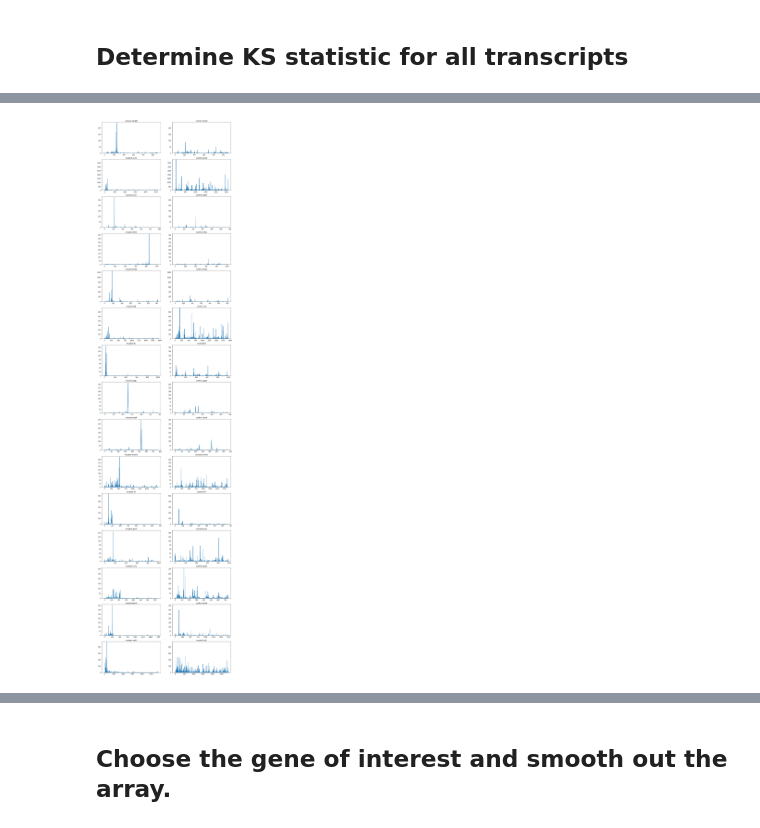
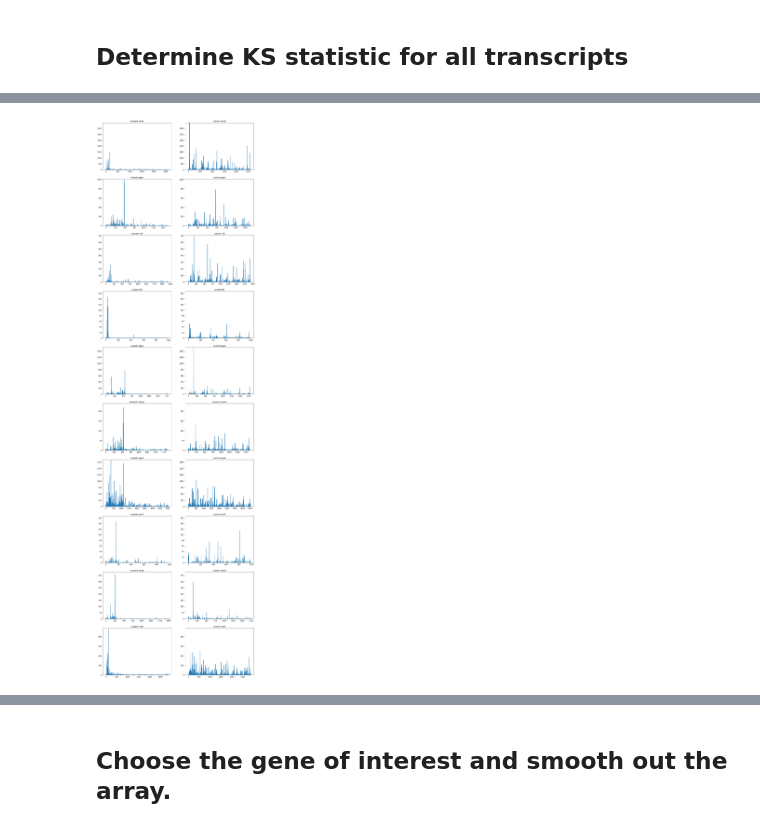
Before and after one commit to Raif-fl/Fall_2021_Work_journal, a Jupyter notebook: KS_stat/KS_like.ipynb, the cells around one changed output, grey strips where cells are left out. Drawn from its saved outputs; the diff is of its cells as text; code cells hidden in the pictures.

```diff
--- a/KS_stat/KS_like.ipynb
+++ b/KS_stat/KS_like.ipynb
@@ -71,20 +72,24 @@ if pre_load == True:
             smoothed_vec_m, cumul_m = kat.get_smoothed_vector(position, tr_m+0.00000000001)
             smoothed_vec_c, cumul_c = kat.get_smoothed_vector(position, tr_c+0.00000000001)
             ks = max(abs(cumul_m - cumul_c))
+            n = len(tr_m)
+            m = len(tr_c)
+            en = (n*m)/(n+m)
+            p = kstwo.sf(ks,np.round(en))
             ks_list.append(ks)
-            #p_list.append(p)
+            p_list.append(p)
             gene_list.append(transcript.attr["gene_name"])
             tr_id.append(transcript.get_name())
 
 
     # Calculate the -10 log of the P values in order to visualize the smallest values.
-    #log_p = []
-    #for p in p_list:
-    #    if p != 0:
-    #        log_p.append(math.log(p, 0.1))
-    #    else:
-    #        log_p.append(200)
+    log_p = []
+    for p in p_list:
+        if p != 0:
+            log_p.append(math.log(p, 0.1))
+        else:
+            log_p.append(200)
 
     # reorganizing the lists into a dataframe.
-    df = pd.DataFrame(list(zip(p_list, log_p, ks_list, gene_list, tr_id)))
-    df.columns = ["ks_stat", "gene_ID","transcript_ID"]
+    df = pd.DataFrame(list(zip(gene_list, tr_id, ks_list, p_list, log_p)))
+    df.columns = ["gene_ID","transcript_ID", "ks_stat", "p_value", "-10logp"]
@@ -100,3 +120,3 @@ if pre_load == True:
 # %%
-# print out all of the genes with P-values below a certain threshold.
-diff_dist = list(zip(df["transcript_ID"][df['ks_stat'] > 0.4],df["gene_ID"][df['ks_stat'] > 0.4]))
+# find all of the genes with P-values below a certain threshold.
+diff_dist = list(zip(df["transcript_ID"][df['-10logp'] > 90],df["gene_ID"][df['-10logp'] > 90]))
@@ -109,14 +142,14 @@ def big_dif(diff_dist, transcripts, data_mutant, data_control, figsize = (16,50)
             maxi = max([max(my_vec_mutant), max(my_vec_control)])
 
             axi[0].plot(my_vec_mutant)
-            axi[0].set_ylim([0,maxi+5])
+            axi[0].set_ylim([0,maxi+20])
             axi[0].set_title("mutant " + gi[1], fontsize = fontsize)
             axi[1].plot(my_vec_control)
-            axi[1].set_ylim([0,maxi+5])
+            axi[1].set_ylim([0,maxi+20])
             axi[1].set_title("control " + gi[1], fontsize = fontsize)
 
     return ax
 # %%
-ax = big_dif(diff_dist, transcripts, data_mutant, data_control, figsize = (16,70), fontsize = 12)
+ax = big_dif(diff_dist, transcripts, data_mutant, data_control, figsize = (16,60), fontsize = 12)
 # %% [output]
-[figure, old version]
+[figure, new version]
```
Also changed, not shown: parts of 13 cells of this notebook, 2 other files.
